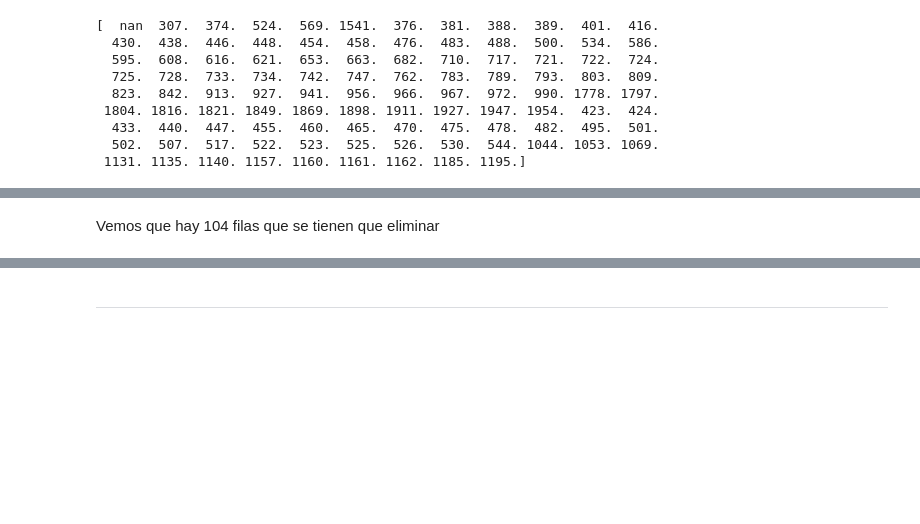
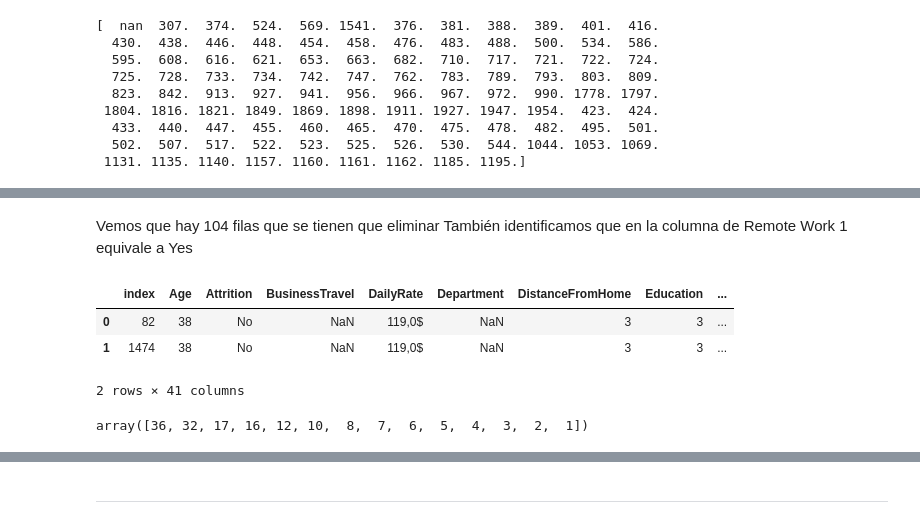
Before and after one commit to Adalab/https-github.com-Adalab-proyecto-da-promo-F-modulo-3-team-5, a Jupyter notebook: Borrador_Inicial.ipynb, the cells around one changed output, grey strips where cells are left out. Drawn from its saved outputs; the diff is of its cells as text; code cells hidden in the pictures; blank space fills up the shorter version.

Commit message:
actualizada analisi columna10-employee number

```diff
--- a/Borrador_Inicial.ipynb
+++ b/Borrador_Inicial.ipynb
@@ -417,3 +417,17 @@ df_resultado
 208 rows × 40 columns
 # %% [markdown]
 Vemos que hay 104 filas que se tienen que eliminar
+También identificamos que en la columna de Remote Work 1 equivale a Yes
+# %%
+df_resultado.reset_index(level=None, drop=False, inplace=True, col_level=0)
+# %%
+df_resultado.head(2)
+# %% [output]
+|  | index | Age | Attrition | BusinessTravel | DailyRate | Department | DistanceFromHome | Education | ... |
+| 0 | 82 | 38 | No | NaN | 119,0$ | NaN | 3 | 3 | ... |
+| 1 | 1474 | 38 | No | NaN | 119,0$ | NaN | 3 | 3 | ... |
+2 rows × 41 columns
+# %%
+df_resultado["DistanceFromHome"].value_counts().unique()
+# %% [output]
+array([36, 32, 17, 16, 12, 10,  8,  7,  6,  5,  4,  3,  2,  1])
```
Also changed, not shown: parts of 5 cells of this notebook.
